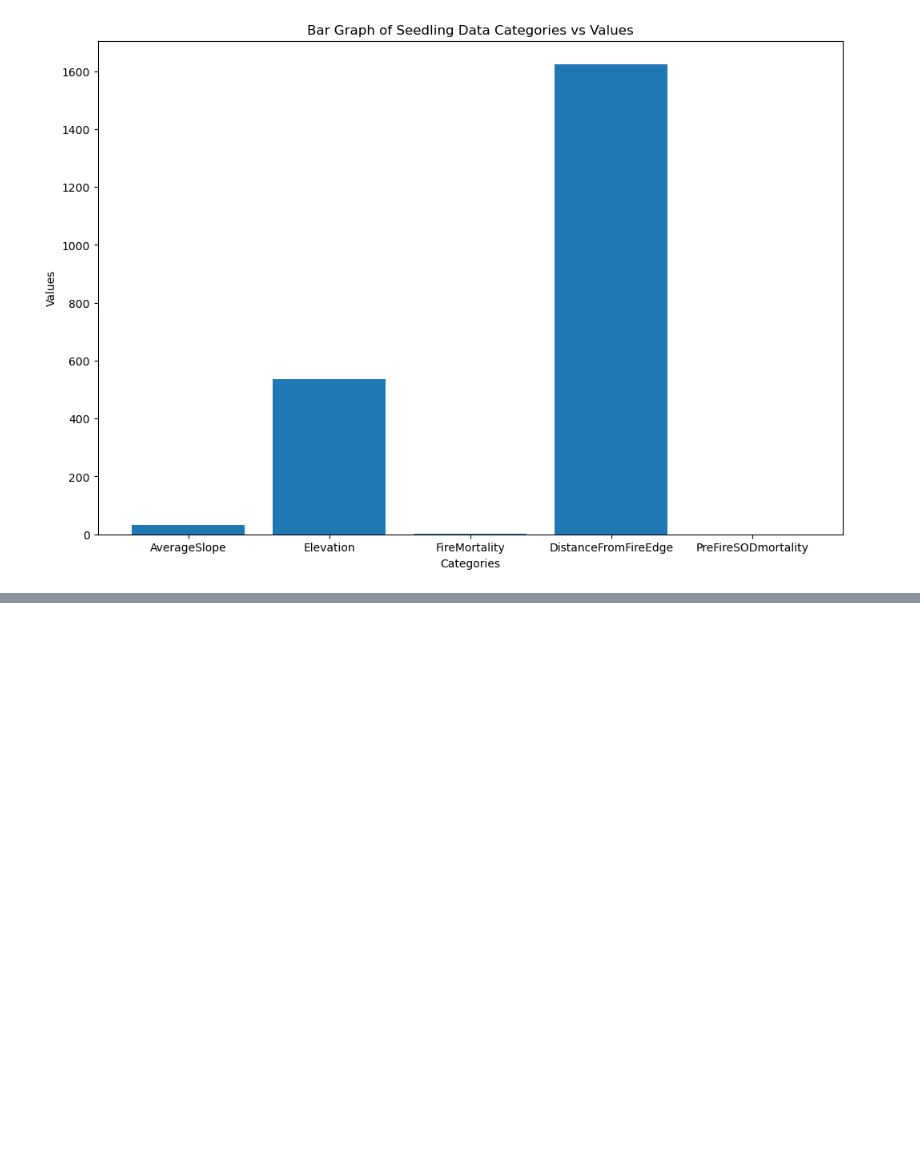
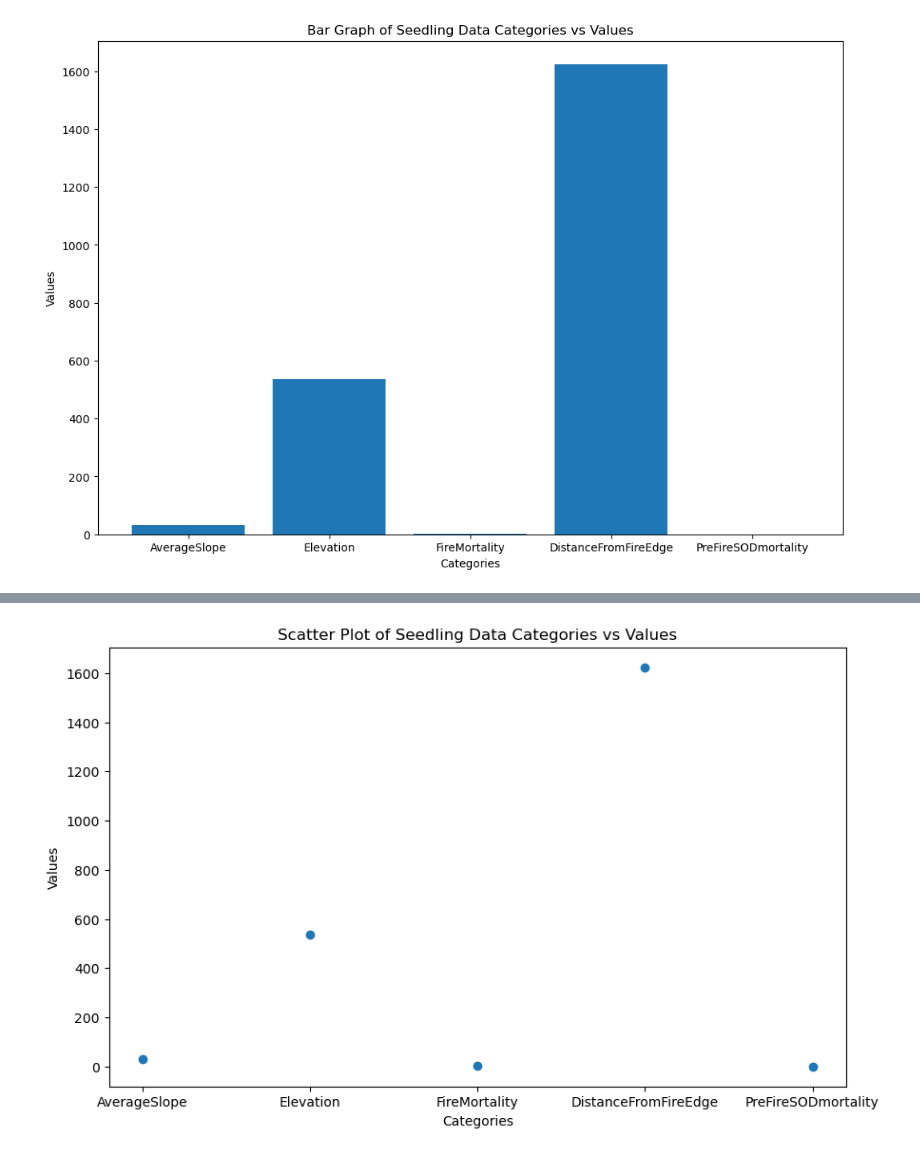
Before and after one commit to madiclack188-cloud/BIO_350_F25, a Jupyter notebook: Bio_350_FinalProject/BIO350_FinalProject.ipynb, the cells around one changed output, grey strips where cells are left out. Drawn from its saved outputs; the diff is of its cells as text; code cells hidden in the pictures; blank space fills up the shorter version.

```diff
--- a/Bio_350_FinalProject/BIO350_FinalProject.ipynb
+++ b/Bio_350_FinalProject/BIO350_FinalProject.ipynb
@@ -72,0 +184,10 @@ plt.show()
+# %%
+# make the figure wider
+plt.figure(figsize=(10,6))
+plt.scatter(categories, values)
+plt.xlabel('Categories')
+plt.ylabel('Values')
+plt.title('Scatter Plot of Seedling Data Categories vs Values')
+plt.show()
+# %% [output]
+[figure, added]
```
Also changed, not shown: parts of 12 cells of this notebook, 1 other file.
